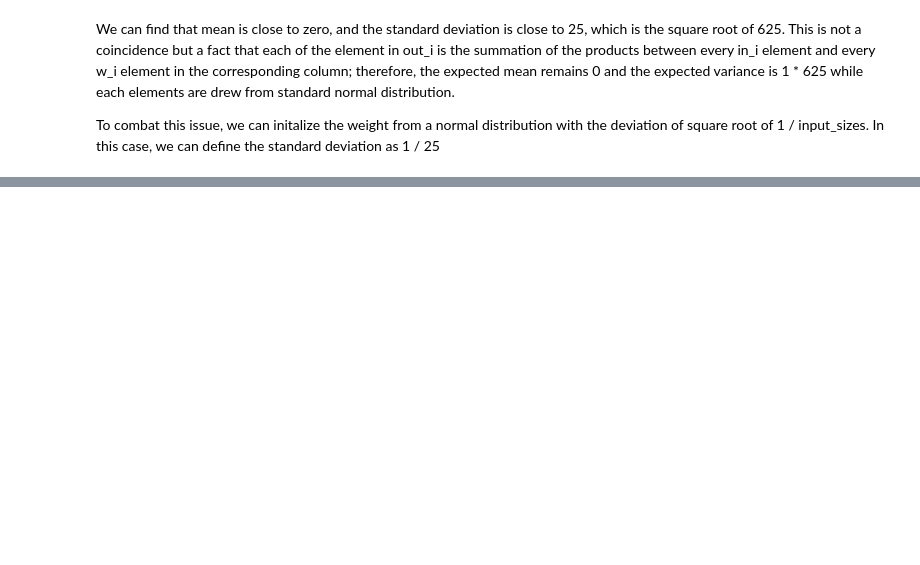
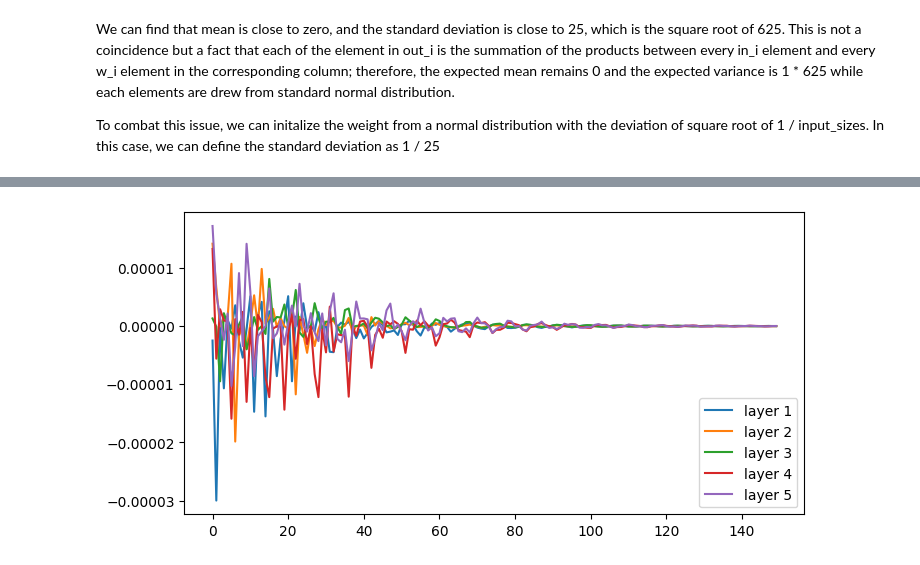
Before and after one commit to ramenwang/data-science-hub, a Jupyter notebook: weight_initialization/Weight_Initialization_Study.ipynb, the cells around one changed output, grey strips where cells are left out. Cells and saved outputs as stored; diff of their text form; code cells hidden in the pictures; blank space fills up the shorter version.

```diff
--- a/weight_initialization/Weight_Initialization_Study.ipynb
+++ b/weight_initialization/Weight_Initialization_Study.ipynb
@@ -99,0 +182,13 @@ The mean is 0.017422931268811226, and the standard deviation is 0.98134112358093
+# %%
+# check in 5 layer gradient descent
+x = tf.random.normal([1,625], mean=0., stddev=1.0) # input x
+xavier_bound = np.sqrt(6.0) / np.sqrt(625.0 + 625)
+w1 = tf.random.uniform([625, 625], minval=-xavier_bound, maxval=xavier_bound)
+w2 = tf.random.uniform([625, 625], minval=-xavier_bound, maxval=xavier_bound)
+w3 = tf.random.uniform([625, 625], minval=-xavier_bound, maxval=xavier_bound)
+w4 = tf.random.uniform([625, 625], minval=-xavier_bound, maxval=xavier_bound)
+w5 = tf.random.uniform([625, 625], minval=-xavier_bound, maxval=xavier_bound)
+
+plot_gradient_5lyr(x, y, w1, w2, w3, w4, w5)
+# %% [output]
+[figure, added]
```
Also changed, not shown: parts of 8 cells of this notebook.
